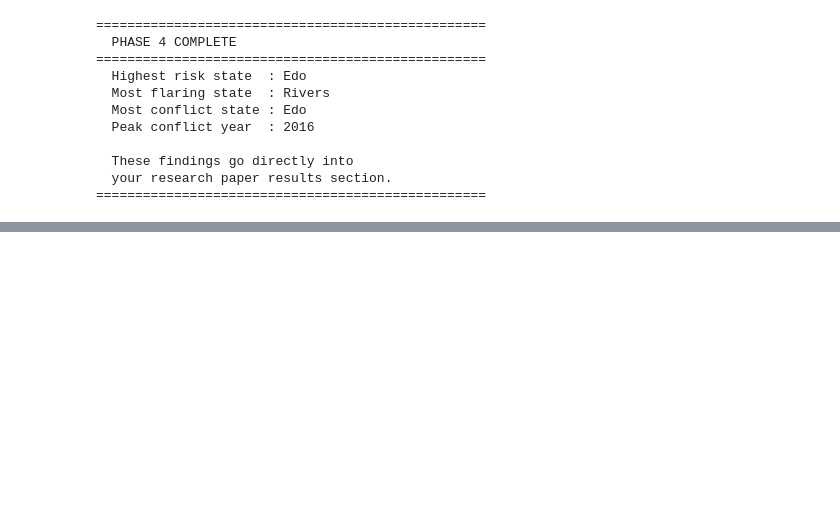
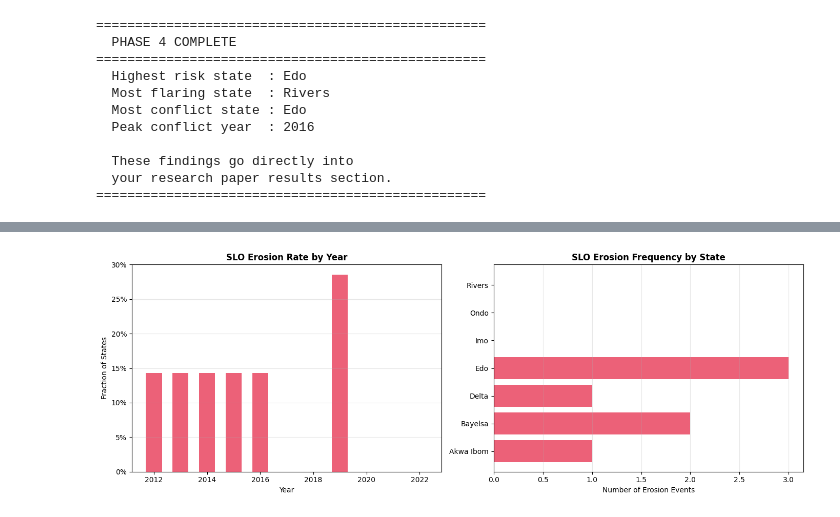
Before and after one commit to Fausty099/SILO-oil-community-risk, a Jupyter notebook: SILO_project.ipynb, the cells around one changed output, grey strips where cells are left out. Drawn from its saved outputs; the diff is of its cells as text; code cells hidden in the pictures; blank space fills up the shorter version.

```diff
--- a/SILO_project.ipynb
+++ b/SILO_project.ipynb
@@ -878,3 +876,101 @@ Phase 4 — Exploratory Data Analysis...
   These findings go directly into
   your research paper results section.
 ==================================================
+# %%
+# ============================================================
+# PHASE 5 (v2): Label Construction — Adjusted Thresholds
+# ============================================================
+
+print("Phase 5 v2 — Reconstructing SLO Erosion labels...")
+print()
+
+df_model = df.copy()
+df_model = df_model.sort_values(['state', 'year'])
+
+# Future conflict
+df_model['future_conflict']   = df_model.groupby('state')['conflict_events'].shift(-1)
+df_model['future_fatalities'] = df_model.groupby('state')['total_fatalities'].shift(-1)
+
+# ---- Relaxed thresholds ----
+# 60th percentile (was 75th) AND 1.2x baseline (was 1.5x)
+p60 = df_model['future_conflict'].quantile(0.60)
+print(f"   60th percentile threshold : {p60:.1f} events")
+print(f"   Mean conflict             : {df_model['conflict_events'].mean():.1f} events")
+print()
+
+df_model['slo_erosion'] = (
+    (df_model['future_conflict'] > p60) &
+    (df_model['future_conflict'] > 1.2 * df_model['conflict_3yr'])
+).astype(int)
+
+# Drop last year per state
+df_model = df_model.dropna(subset=['future_conflict'])
+
+# Check balance
+label_counts = df_model['slo_erosion'].value_counts()
+total    = len(df_model)
+positive = label_counts.get(1, 0)
+negative = label_counts.get(0, 0)
+
+print("   Label distribution:")
+print(f"   Normal  (0) : {negative} rows ({negative/total:.1%})")
+print(f"   Erosion (1) : {positive} rows ({positive/total:.1%})")
+print()
+
+# Show erosion cases
+erosion_cases = df_model[df_model['slo_erosion'] == 1][
+    ['state', 'year', 'conflict_events',
+     'future_conflict', 'flare_volume_bcm']
+].sort_values('future_conflict', ascending=False)
+
+print("   Detected SLO Erosion cases:")
+print(erosion_cases.to_string(index=False))
+print()
+
+# Visualise
+fig, axes = plt.subplots(1, 2, figsize=(14, 5))
+
+label_by_year = df_model.groupby('year')['slo_erosion'].agg(['sum','count'])
+label_by_year['rate'] = label_by_year['sum'] / label_by_year['count']
+
+bar_colors = ['#e94560' if v > 0 else '#1a1a2e'
+              for v in label_by_year['sum'].values]
+axes[0].bar(
+    label_by_year.index,
+    label_by_year['rate'],
+    color=bar_colors, alpha=0.85, width=0.6
+)
+axes[0].set_title('SLO Erosion Rate by Year',fontweight='bold')
+axes[0].set_xlabel('Year')
+axes[0].set_ylabel('Fraction of States')
+axes[0].yaxis.set_major_formatter(
+    plt.FuncFormatter(lambda x, _: f'{x:.0%}')
+)
+axes[0].grid(axis='y', alpha=0.3)
+
+label_by_state = df_model.groupby('state')['slo_erosion'].sum()
+axes[1].barh(
+    label_by_state.index,
+    label_by_state.values,
+    color='#e94560', alpha=0.85
+)
+axes[1].set_title('SLO Erosion Frequency by State', fontweight='bold')
+axes[1].set_xlabel('Number of Erosion Events')
+axes[1].grid(axis='x', alpha=0.3)
+
+plt.tight_layout()
+plt.savefig('outputs/figures/phase5_labels_v2.png', dpi=150)
+plt.show()
+
+df_model.to_csv('data/processed/silo_model_ready.csv', index=False)
+
+print("=" * 50)
+print("  PHASE 5 v2 COMPLETE")
+print("=" * 50)
+print(f"  Model-ready rows : {len(df_model)}")
+print(f"  Positive labels  : {positive} ({positive/total:.1%})")
+print(f"  Threshold used   : 60th percentile + 1.2x baseline")
+print()
+print("  ▶ Ready for Phase 6 — Model Training")
+print("=" * 50)
+# %% [output]
@@ -880,0 +995 @@ Phase 4 — Exploratory Data Analysis...
+[figure, added]
```
Also changed, not shown: parts of 3 cells of this notebook.
